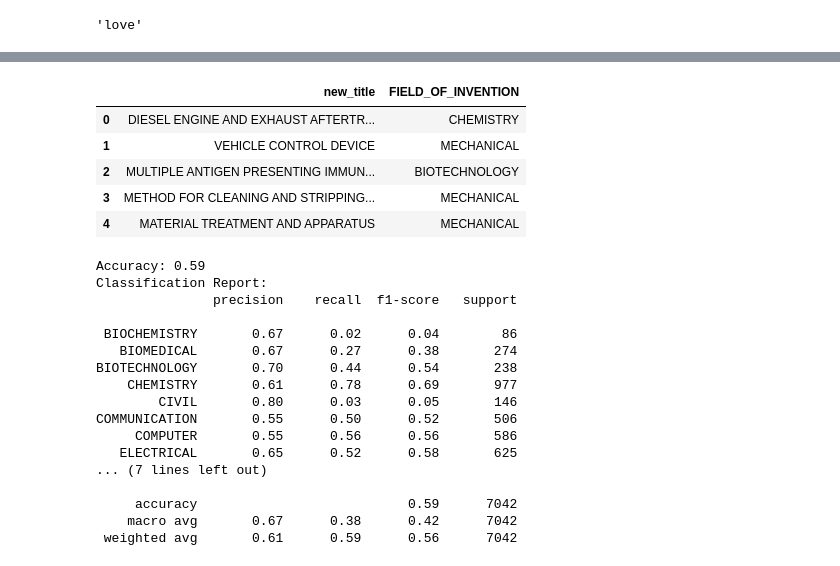
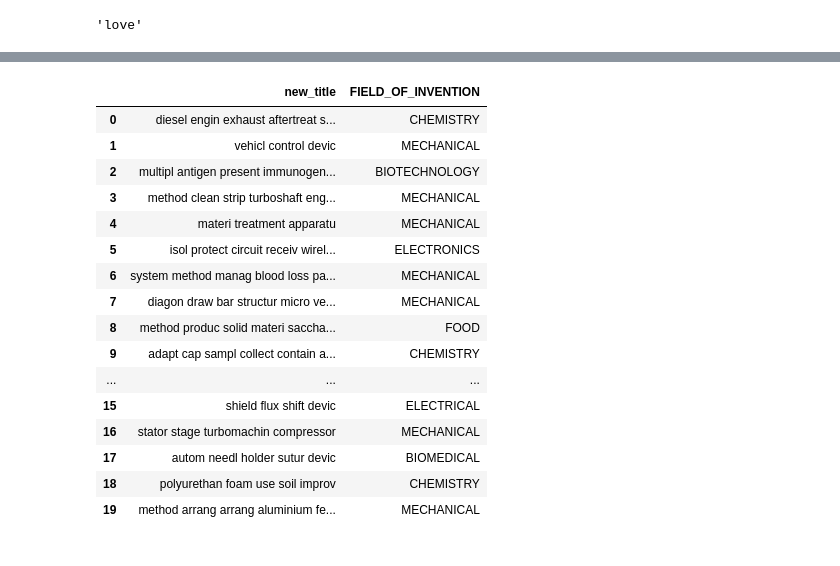
Before and after one commit to pankaj-beldar/patent-data-NLP-classification, a Jupyter notebook: patent_paper.ipynb, the cells around one changed output, grey strips where cells are left out. Drawn from its saved outputs; the diff is of its cells as text; code cells hidden in the pictures.

```diff
--- a/patent_paper.ipynb
+++ b/patent_paper.ipynb
@@ -58,7 +58,7 @@ from sklearn.preprocessing import OneHotEncoder
 from google.colab import drive
 drive.mount('/content/drive')
 
-df = pd.read_excel('/content/data.xlsx')
+df = pd.read_excel('/content/drive/MyDrive/Patent_paper/data.xlsx')
 # %% [output]
 Drive already mounted at /content/drive; to attempt to forcibly remount, call drive.mount("/content/drive", force_remount=True).
 # %%
@@ -468,11 +468,22 @@ plt.imshow(new)
 # %%
 text=['new_title','FIELD_OF_INVENTION']
 text_df=df[text]
-text_df.head()
+text_df.head(20)
 # %% [output]
 |  | new_title | FIELD_OF_INVENTION |
-| 0 | DIESEL ENGINE AND EXHAUST AFTERTR... | CHEMISTRY |
-| 1 | VEHICLE CONTROL DEVICE | MECHANICAL |
-| 2 | MULTIPLE ANTIGEN PRESENTING IMMUN... | BIOTECHNOLOGY |
-| 3 | METHOD FOR CLEANING AND STRIPPING... | MECHANICAL |
-| 4 | MATERIAL TREATMENT AND APPARATUS | MECHANICAL |
+| 0 | diesel engin exhaust aftertreat s... | CHEMISTRY |
+| 1 | vehicl control devic | MECHANICAL |
+| 2 | multipl antigen present immunogen... | BIOTECHNOLOGY |
+| 3 | method clean strip turboshaft eng... | MECHANICAL |
+| 4 | materi treatment apparatu | MECHANICAL |
+| 5 | isol protect circuit receiv wirel... | ELECTRONICS |
+| 6 | system method manag blood loss pa... | MECHANICAL |
+| 7 | diagon draw bar structur micro ve... | MECHANICAL |
+| 8 | method produc solid materi saccha... | FOOD |
+| 9 | adapt cap sampl collect contain a... | CHEMISTRY |
+| ... | ... | ... |
+| 15 | shield flux shift devic | ELECTRICAL |
+| 16 | stator stage turbomachin compressor | MECHANICAL |
+| 17 | autom needl holder sutur devic | BIOMEDICAL |
+| 18 | polyurethan foam use soil improv | CHEMISTRY |
+| 19 | method arrang arrang aluminium fe... | MECHANICAL |
@@ -484,50 +489,0 @@ from sklearn.feature_extraction.text import TfidfVectorizer
-# %%
-# Importing necessary libraries
-import pandas as pd
-from sklearn.feature_extraction.text import CountVectorizer
-from sklearn.naive_bayes import MultinomialNB
-from sklearn.model_selection import train_test_split
-from sklearn.metrics import accuracy_score, classification_report
-
-
-
-
-
-# Splitting the data into train and test sets
-X_train, X_test, y_train, y_test = train_test_split(text_df['new_title'], text_df['FIELD_OF_INVENTION'], test_size=0.2, random_state=42)
-
-# Vectorizing the text data
-vectorizer = CountVectorizer()
-X_train_vectorized = vectorizer.fit_transform(X_train)
-X_test_vectorized = vectorizer.transform(X_test)
-
-# Training a Multinomial Naive Bayes classifier
-classifier = MultinomialNB()
-classifier.fit(X_train_vectorized, y_train)
-
-# Making predictions on the test set
-predictions = classifier.predict(X_test_vectorized)
-
-# Calculating accuracy and generating a classification report
-accuracy = accuracy_score(y_test, predictions)
-print(f'Accuracy: {accuracy:.2f}')
-print('Classification Report:')
-print(classification_report(y_test, predictions))
-# %% [output]
-Accuracy: 0.59
-Classification Report:
-               precision    recall  f1-score   support
-
- BIOCHEMISTRY       0.67      0.02      0.04        86
-   BIOMEDICAL       0.67      0.27      0.38       274
-BIOTECHNOLOGY       0.70      0.44      0.54       238
-    CHEMISTRY       0.61      0.78      0.69       977
-        CIVIL       0.80      0.03      0.05       146
-COMMUNICATION       0.55      0.50      0.52       506
-     COMPUTER       0.55      0.56      0.56       586
-   ELECTRICAL       0.65      0.52      0.58       625
-... (7 lines left out)
-
-     accuracy                           0.59      7042
-    macro avg       0.67      0.38      0.42      7042
- weighted avg       0.61      0.59      0.56      7042
```
Also changed, not shown: parts of 25 cells of this notebook.
